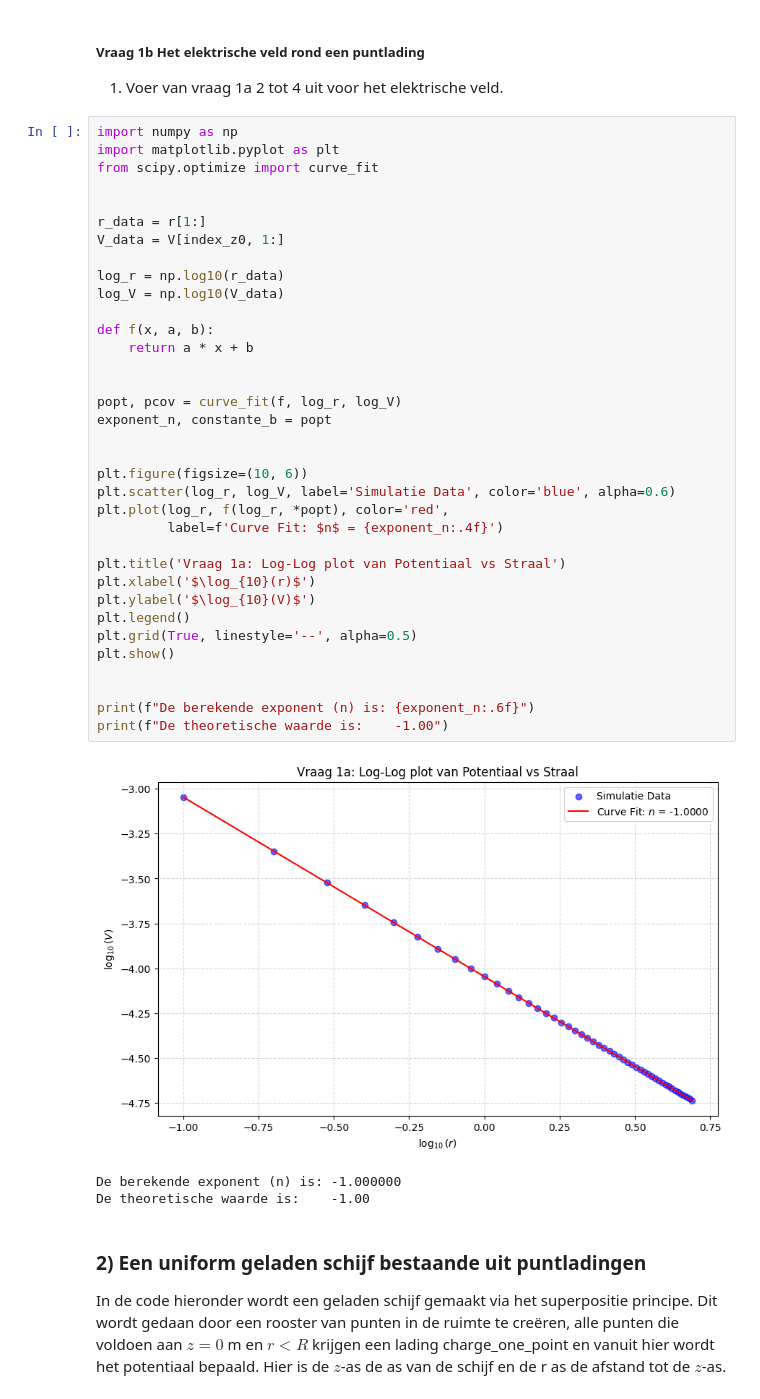
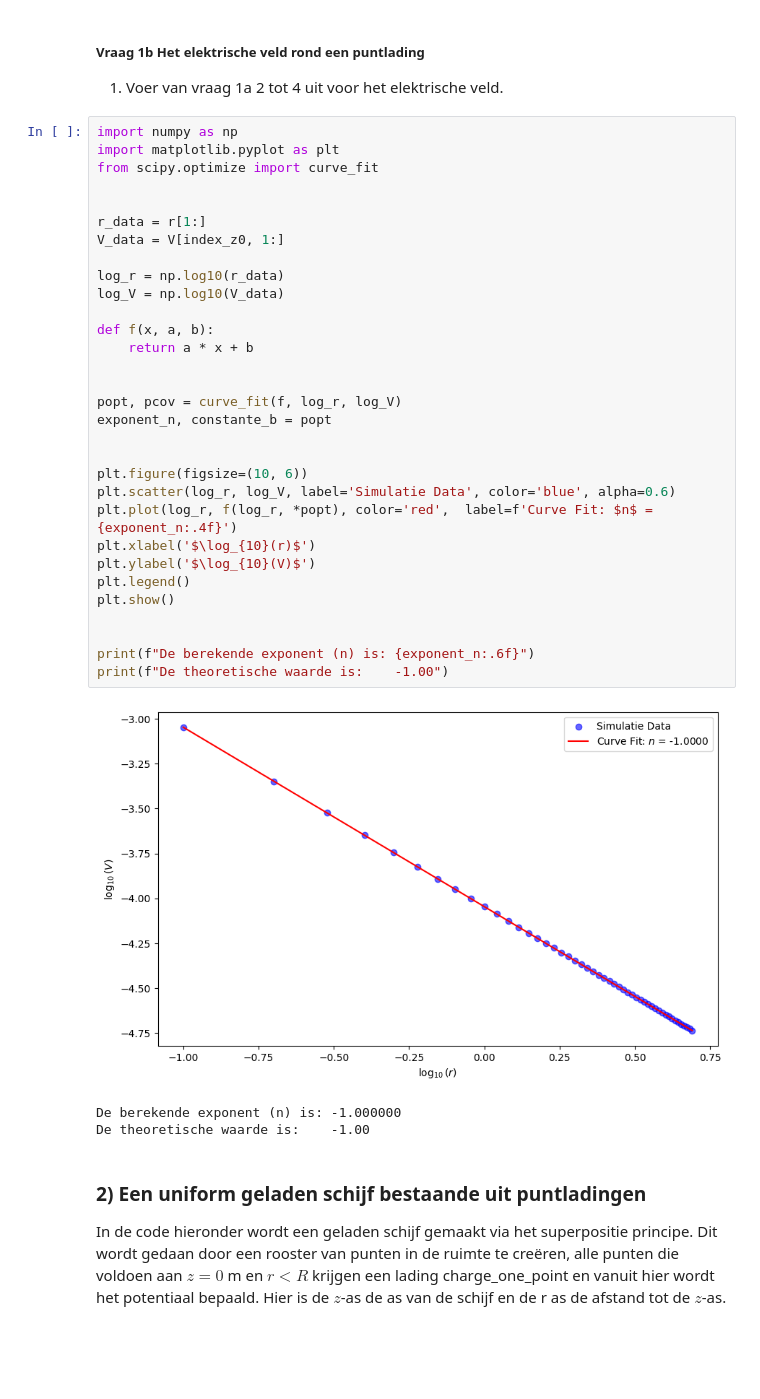
Before and after one commit to moostrum123/opdrachten-DEF-D, a Jupyter notebook: DigitaleOntwerpopdrachten/1CondensatorOpdracht/CondensatorOntwerpopdracht.ipynb, the cells around one changed output. Cells and saved outputs as stored; diff of their text form; blank space fills up the shorter version.

```diff
--- a/DigitaleOntwerpopdrachten/1CondensatorOpdracht/CondensatorOntwerpopdracht.ipynb
+++ b/DigitaleOntwerpopdrachten/1CondensatorOpdracht/CondensatorOntwerpopdracht.ipynb
@@ -136,39 +133,35 @@ De theoretische waarde is:    -1.00
 import numpy as np
 import matplotlib.pyplot as plt
 from scipy.optimize import curve_fit
 
 
 r_data = r[1:]
 V_data = V[index_z0, 1:]
 
 log_r = np.log10(r_data)
 log_V = np.log10(V_data)
 
 def f(x, a, b):
     return a * x + b
 
 
 popt, pcov = curve_fit(f, log_r, log_V)
 exponent_n, constante_b = popt
 
 
 plt.figure(figsize=(10, 6))
 plt.scatter(log_r, log_V, label='Simulatie Data', color='blue', alpha=0.6)
-plt.plot(log_r, f(log_r, *popt), color='red',
-         label=f'Curve Fit: $n$ = {exponent_n:.4f}')
-
-plt.title('Vraag 1a: Log-Log plot van Potentiaal vs Straal')
+plt.plot(log_r, f(log_r, *popt), color='red',  label=f'Curve Fit: $n$ = {exponent_n:.4f}')
 plt.xlabel('$\log_{10}(r)$')
 plt.ylabel('$\log_{10}(V)$')
 plt.legend()
-plt.grid(True, linestyle='--', alpha=0.5)
 plt.show()
 
 
 print(f"De berekende exponent (n) is: {exponent_n:.6f}")
 print(f"De theoretische waarde is:    -1.00")
 # %% [output]
-[figure, old version]
+[figure, new version]
 De berekende exponent (n) is: -1.000000
 De theoretische waarde is:    -1.00
 # %% [markdown]
```
Also changed, not shown: parts of 1 cell of this notebook.
